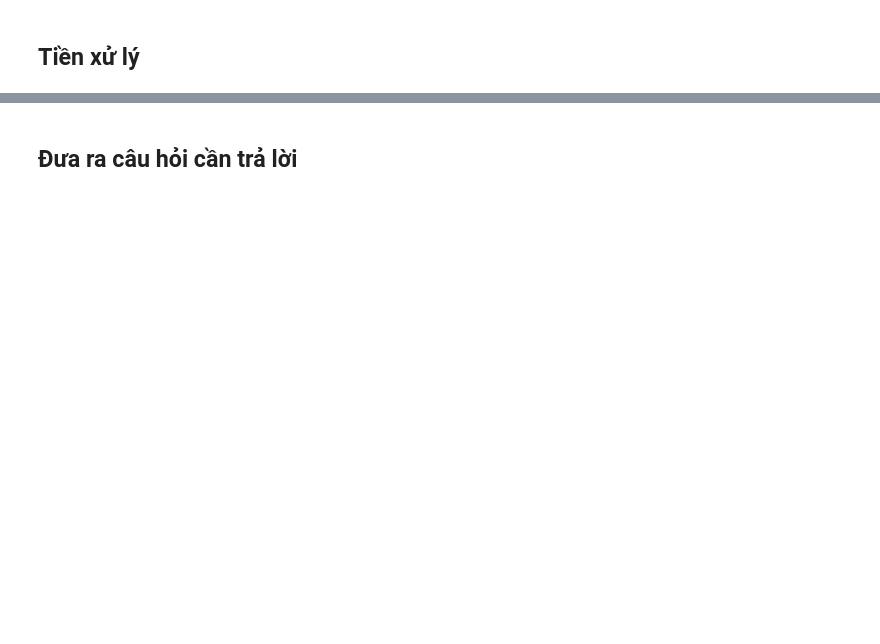
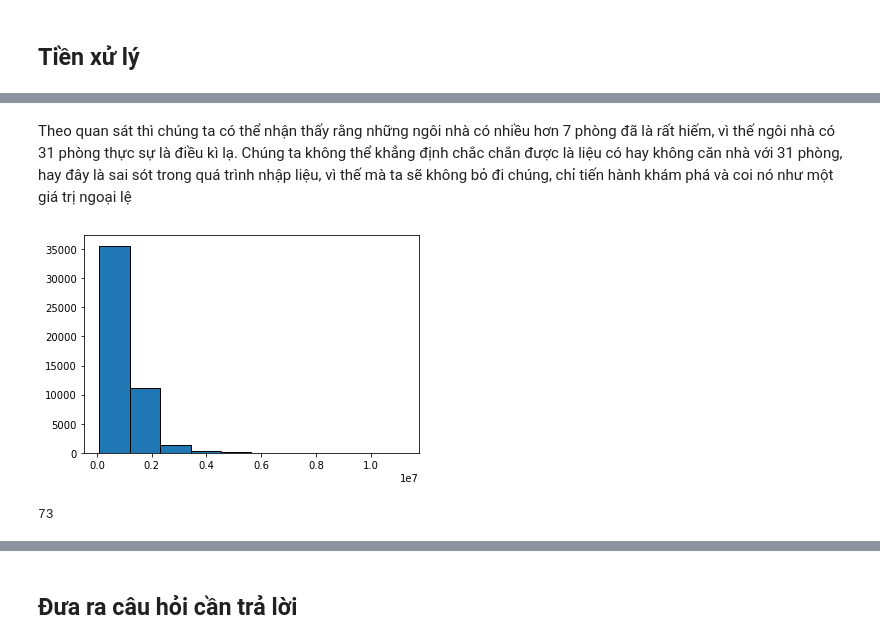
Before and after one commit to phanvoquyen/L-p-tr-nh-cho-Khoa-h-c-D-li-u, a Jupyter notebook: Code/18120509_18120529.ipynb, the cells around one changed output, grey strips where cells are left out. Drawn from its saved outputs; the diff is of its cells as text; code cells hidden in the pictures; blank space fills up the shorter version.

```diff
--- a/Code/18120509_18120529.ipynb
+++ b/Code/18120509_18120529.ipynb
@@ -46,0 +213,10 @@ mhm_df.head()
+# %% [markdown]
+Theo quan sát thì chúng ta có thể nhận thấy rằng những ngôi nhà có nhiều hơn 7 phòng đã là rất hiếm, vì thế ngôi nhà có 31 phòng thực sự là điều kì lạ. Chúng ta không thể khẳng định chắc chắn được là liệu có hay không căn nhà với 31 phòng, hay đây là sai sót trong quá trình nhập liệu, vì thế mà ta sẽ không bỏ đi chúng, chỉ tiến hành khám phá và coi nó như một giá trị ngoại lệ
+# %%
+plt.hist(mhm_df['Price'], edgecolor='black');
+# %% [output]
+[figure, added]
+# %%
+len(mhm_df[mhm_df['Price'] > 5000000])
+# %% [output]
+73
```
Also changed, not shown: parts of 36 cells of this notebook.
